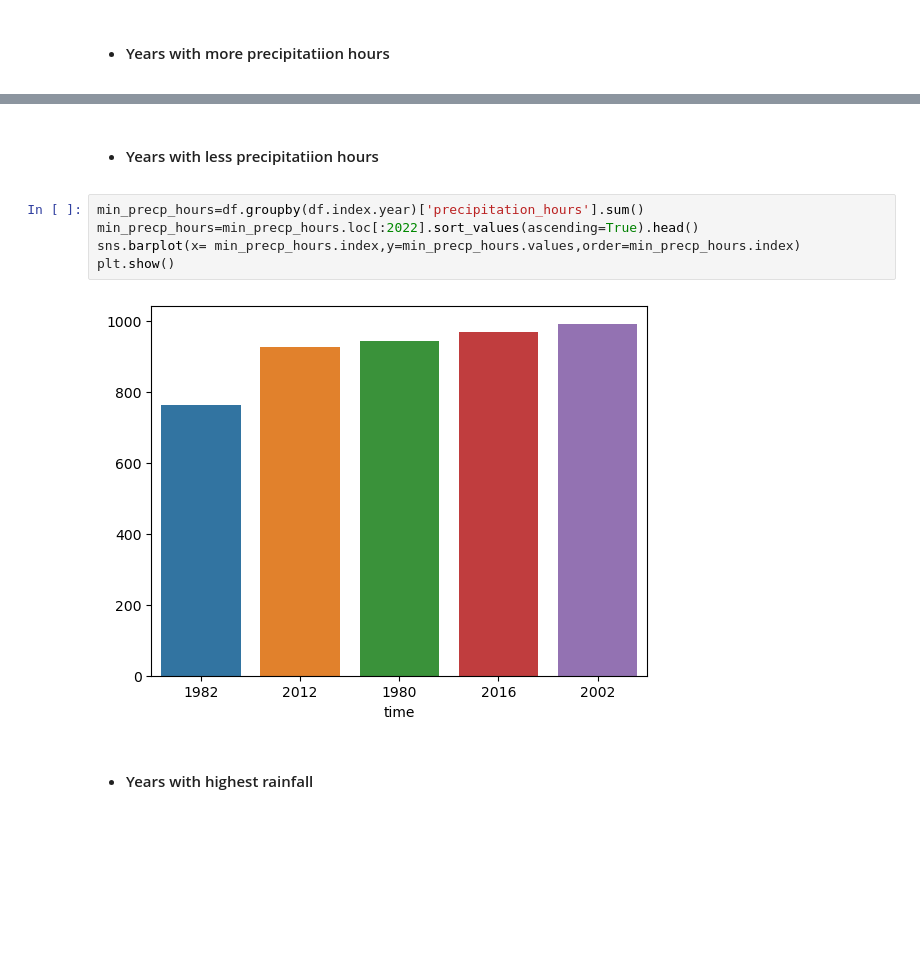
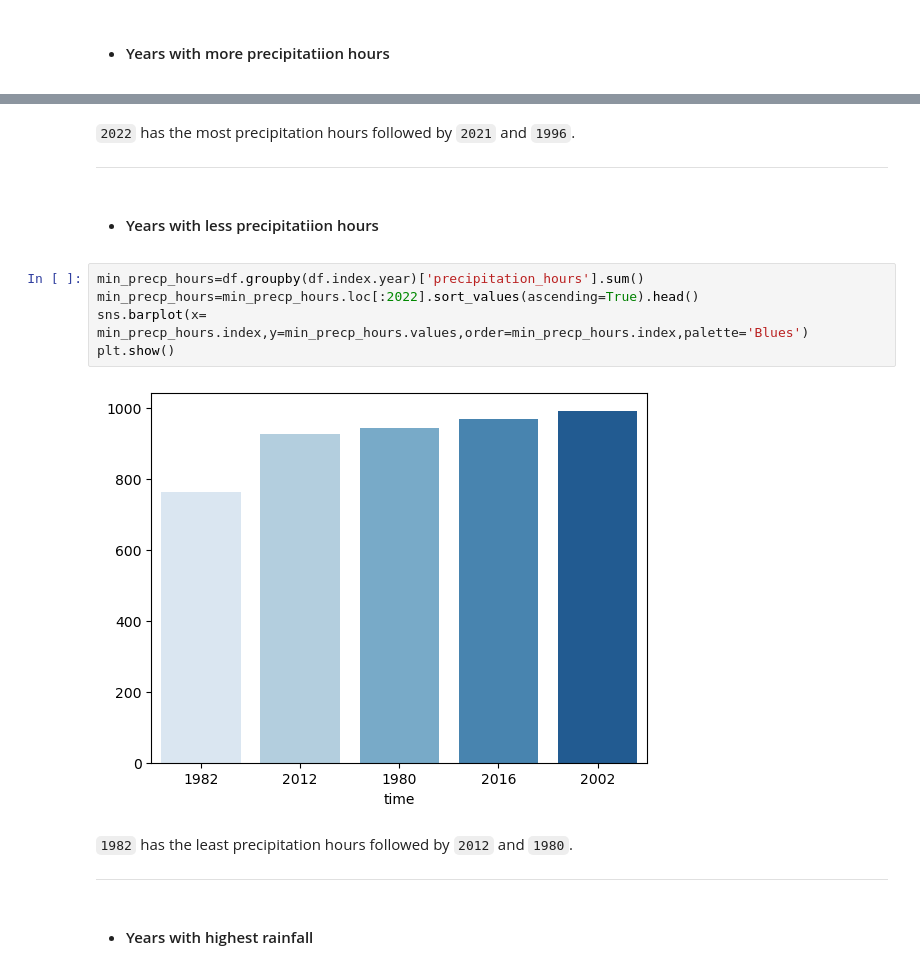
Before and after one commit to S-Vijay-vj/Chennai-Weather-data-analysis-and-Forecasting, a Jupyter notebook: weather_data_analysis_and_forecasting.ipynb, the cells around one changed output, grey strips where cells are left out. Drawn from its saved outputs; the diff is of its cells as text; blank space fills up the shorter version.

```diff
--- a/weather_data_analysis_and_forecasting.ipynb
+++ b/weather_data_analysis_and_forecasting.ipynb
@@ -318,12 +323,20 @@ plt.show()
+# %% [markdown]
+`2022` has the most precipitation hours followed by `2021` and `1996`.
+
+---
 # %% [markdown]
 - #### Years with less precipitatiion hours
 # %%
 min_precp_hours=df.groupby(df.index.year)['precipitation_hours'].sum()
 min_precp_hours=min_precp_hours.loc[:2022].sort_values(ascending=True).head()
-sns.barplot(x= min_precp_hours.index,y=min_precp_hours.values,order=min_precp_hours.index)
+sns.barplot(x= min_precp_hours.index,y=min_precp_hours.values,order=min_precp_hours.index,palette='Blues')
 plt.show()
 # %% [output]
-[figure, old version]
+[figure, new version]
+# %% [markdown]
+`1982` has the least precipitation hours followed by `2012` and `1980`.
+
+---
 # %% [markdown]
 - #### Years with highest rainfall
 # %%
```
Also changed, not shown: parts of 77 cells of this notebook.
